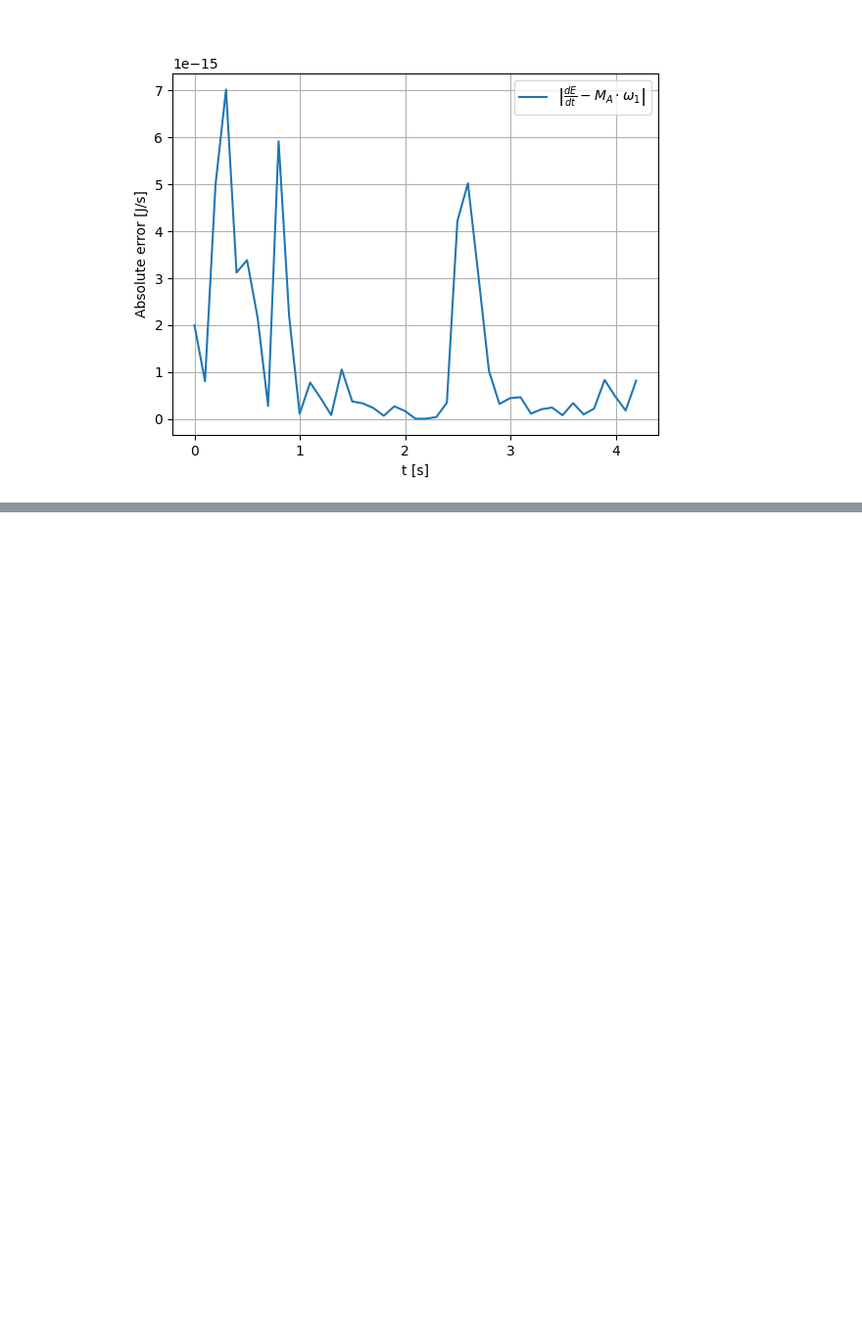
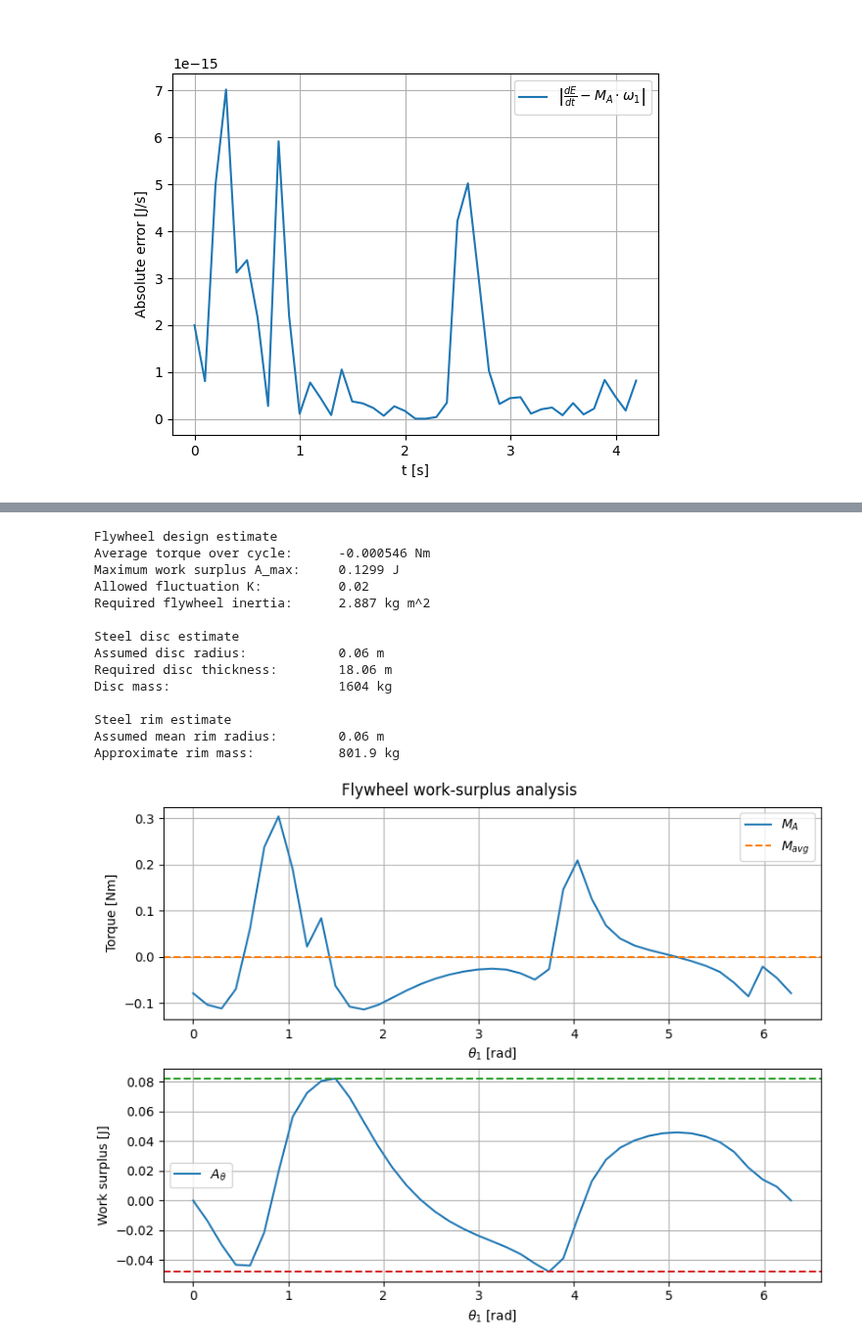
Before and after one commit to colincools/beweging, a Jupyter notebook: Ruitewissers 2.ipynb, the cells around one changed output, grey strips where cells are left out. Shown at 98% size. Cells and saved outputs as stored; diff of their text form; code cells hidden in the pictures; blank space fills up the shorter version.

```diff
--- a/Ruitewissers 2.ipynb
+++ b/Ruitewissers 2.ipynb
@@ -936,0 +1055,77 @@ plt.show()
+# %%
+# Flywheel design based on the work surplus from Les 4:
+# A_theta = integral((M_A - M_average) dtheta)
+# A_max = max(A_theta) - min(A_theta)
+# I_flywheel = A_max / (K * omega_average**2)
+
+theta_driver = theta1
+torque_average = np.trapezoid(M_A, theta_driver) / (theta_driver[-1] - theta_driver[0])
+torque_fluctuation = M_A - torque_average
+
+dtheta_driver = np.diff(theta_driver)
+work_increment = 0.5 * (torque_fluctuation[1:] + torque_fluctuation[:-1]) * dtheta_driver
+A_theta = np.concatenate(([0], np.cumsum(work_increment)))
+A_max = np.max(A_theta) - np.min(A_theta)
+
+K_allowed = 0.02  # total speed fluctuation: (omega_max - omega_min) / omega_average
+omega_average = np.mean(dtheta1)
+I_flywheel_required = A_max / (K_allowed * omega_average**2)
+
+# Simple steel disc estimate: I = pi * R**4 * thickness * rho / 2
+rho_steel = 7850  # kg/m^3
+R_disc = 0.06     # m, assumed packaging radius
+disc_thickness = 2 * I_flywheel_required / (np.pi * R_disc**4 * rho_steel)
+disc_mass = np.pi * R_disc**2 * disc_thickness * rho_steel
+
+# Rim estimate: I ~= m * R_m**2
+R_rim_mean = 0.06
+rim_mass = I_flywheel_required / R_rim_mean**2
+
+print('Flywheel design estimate')
+print(f'Average torque over cycle:      {torque_average:.4g} Nm')
+print(f'Maximum work surplus A_max:     {A_max:.4g} J')
+print(f'Allowed fluctuation K:          {K_allowed:.4g}')
+print(f'Required flywheel inertia:      {I_flywheel_required:.4g} kg m^2')
+print()
+print('Steel disc estimate')
+print(f'Assumed disc radius:            {R_disc:.4g} m')
+print(f'Required disc thickness:        {disc_thickness:.4g} m')
+print(f'Disc mass:                      {disc_mass:.4g} kg')
+print()
+print('Steel rim estimate')
+print(f'Assumed mean rim radius:        {R_rim_mean:.4g} m')
+print(f'Approximate rim mass:           {rim_mass:.4g} kg')
+
+fig_fw, ax_fw = plt.subplots(nrows=2, ncols=1, constrained_layout=True, figsize=(8, 6))
+fig_fw.suptitle('Flywheel work-surplus analysis')
+ax_fw[0].plot(theta_driver, M_A, label=r'$M_A$')
+ax_fw[0].axhline(torque_average, color='tab:orange', linestyle='--', label=r'$M_{avg}$')
+ax_fw[0].set_xlabel(r'$\theta_1$ [rad]')
+ax_fw[0].set_ylabel('Torque [Nm]')
+ax_fw[0].grid()
+ax_fw[0].legend()
+
+ax_fw[1].plot(theta_driver, A_theta, label=r'$A_\theta$')
+ax_fw[1].axhline(np.max(A_theta), color='tab:green', linestyle='--')
+ax_fw[1].axhline(np.min(A_theta), color='tab:red', linestyle='--')
+ax_fw[1].set_xlabel(r'$\theta_1$ [rad]')
+ax_fw[1].set_ylabel('Work surplus [J]')
+ax_fw[1].grid()
+ax_fw[1].legend()
+plt.show()
+# %% [output]
+Flywheel design estimate
+Average torque over cycle:      -0.000546 Nm
+Maximum work surplus A_max:     0.1299 J
+Allowed fluctuation K:          0.02
+Required flywheel inertia:      2.887 kg m^2
+
+Steel disc estimate
+Assumed disc radius:            0.06 m
+Required disc thickness:        18.06 m
+Disc mass:                      1604 kg
+
+Steel rim estimate
+Assumed mean rim radius:        0.06 m
+Approximate rim mass:           801.9 kg
+[figure, added]
```
Also changed, not shown: parts of 7 cells of this notebook.
